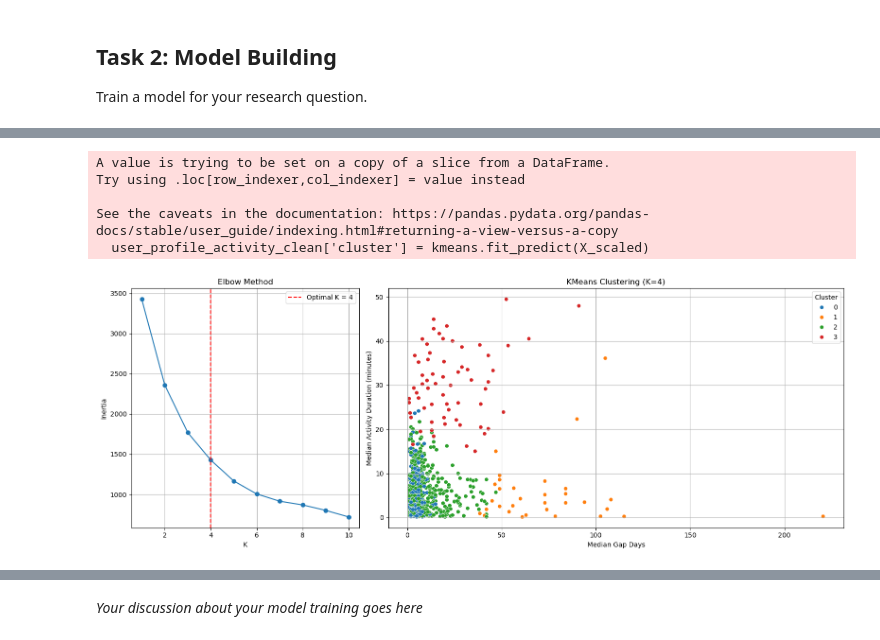
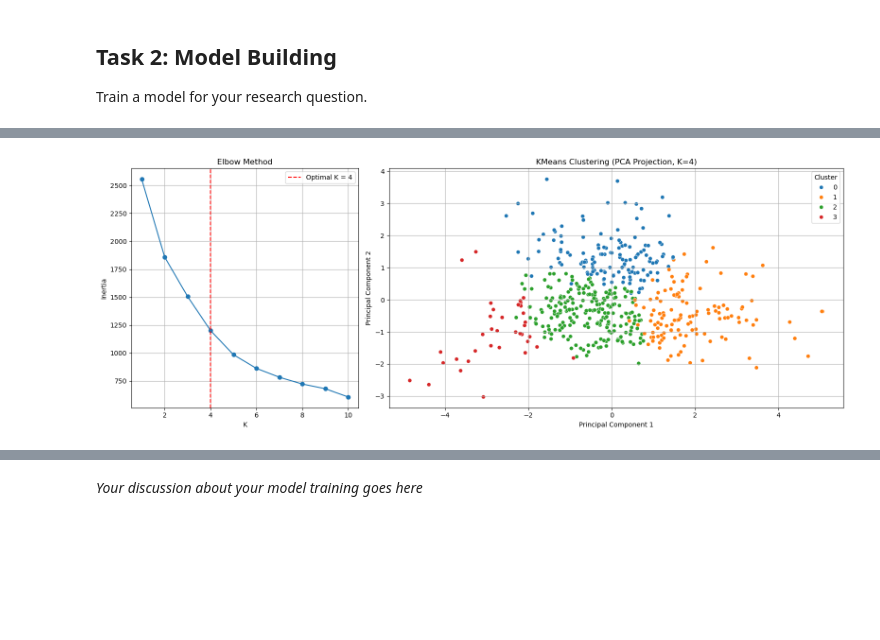
Before and after one commit to malenraychev/BigMMMBehaviour, a Jupyter notebook: m4_team-name.ipynb, the cells around one changed output, grey strips where cells are left out. Drawn from its saved outputs; the diff is of its cells as text; code cells hidden in the pictures; blank space fills up the shorter version.

Commit message:
Working on interpretation visualization

```diff
--- a/m4_team-name.ipynb
+++ b/m4_team-name.ipynb
@@ -308,0 +351,19 @@ from kneed import KneeLocator
+# %%
+# Define the candidate features for clustering
+candidate_features = [
+    'median_gap_days',
+    'active_days_count',
+    'activities_count',
+    'activity_types_count',
+    'median_activity_duration_minutes'
+]
+
+# Define the target variable
+target = 'median_score'
+
+# Drop entries with missing values in the candidate features and target (necessary for models)
+students_no_nan = students.dropna(subset=candidate_features + [target], inplace=False)
+
+# Print number of entries after dropping NaN values, and percentage of entries kept
+print(f"Number of entries after dropping NaN values: {students_no_nan.shape[0]}")
+print(f"Percentage of entries kept: {students_no_nan.shape[0] / students.shape[0] * 100:.2f}%")
@@ -309,70 +452,65 @@ from kneed import KneeLocator
 # %%
-# --- Hyperparameters ---
-columns_used = [
-    'median_gap_days',
-    'active_days_count',
-    'activities_count',
-    'activity_types_count',
-    'median_activity_duration_minutes'
-]
+# Use all features for clustering
+columns_used = candidate_features
+X = students_no_nan[columns_used]
 
-# --- Clean data ---
-user_profile_activity_clean = user_profile_activity.dropna(subset=columns_used)
-X = user_profile_activity_clean[columns_used]
-
-# --- Normalize ---
+# Normalize the data
 scaler = StandardScaler()
 X_scaled = scaler.fit_transform(X)
 
-# --- Elbow method to find optimal K ---
+# Use Elbow method to find optimal K
 inertia = []
 K_range = range(1, 11)
 for k in K_range:
     kmeans = KMeans(n_clusters=k, random_state=42)
     kmeans.fit(X_scaled)
     inertia.append(kmeans.inertia_)
 
-# --- Find the "elbow" using KneeLocator ---
+# Select optimal K
 knee = KneeLocator(K_range, inertia, curve="convex", direction="decreasing")
 optimal_k = knee.knee
 
-# --- Apply KMeans with optimal K ---
+# Apply KMeans with optimal K
 kmeans = KMeans(n_clusters=optimal_k, random_state=42)
-user_profile_activity_clean['cluster'] = kmeans.fit_predict(X_scaled)
+students_no_nan = students_no_nan.copy()
+students_no_nan['cluster'] = kmeans.fit_predict(X_scaled)
 
-# --- Plot elbow + clusters (adjust elbow width) ---
 fig, axes = plt.subplots(1, 2, figsize=(16, 6), gridspec_kw={'width_ratios': [1, 2]})
 
-# Elbow chart (smaller)
+# Plot Elbow chart
 axes[0].plot(K_range, inertia, marker='o')
 axes[0].axvline(optimal_k, color='red', linestyle='--', label=f'Optimal K = {optimal_k}')
 axes[0].set_title('Elbow Method')
 axes[0].set_xlabel('K')
 axes[0].set_ylabel('Inertia')
 axes[0].legend()
 axes[0].grid(True)
 
-# Cluster scatterplot (larger)
+# Apply PCA to reduce to 2D
+pca = PCA(n_components=2)
+X_pca = pca.fit_transform(X_scaled)
+
+# Add PCA components to the DataFrame
+students_projection_pca = students_no_nan.copy()
+students_projection_pca['PCA1'] = X_pca[:, 0]
+students_projection_pca['PCA2'] = X_pca[:, 1]
+
+# Plot Cluster scatterplot using PCA components
 sns.scatterplot(
-    data=user_profile_activity_clean,
-    x='median_gap_days',
-    y='median_activity_duration_minutes',
+    data=students_projection_pca,
+    x='PCA1',
+    y='PCA2',
     hue='cluster',
     palette='tab10',
     ax=axes[1]
 )
-axes[1].set_title(f"KMeans Clustering (K={optimal_k})")
-axes[1].set_xlabel("Median Gap Days")
-axes[1].set_ylabel("Median Activity Duration (minutes)")
+axes[1].set_title(f"KMeans Clustering (PCA Projection, K={optimal_k})")
+axes[1].set_xlabel("Principal Component 1")
+axes[1].set_ylabel("Principal Component 2")
 axes[1].legend(title='Cluster')
 axes[1].grid(True)
 
 plt.tight_layout()
 plt.show()
 # %% [output]
-A value is trying to be set on a copy of a slice from a DataFrame.
-Try using .loc[row_indexer,col_indexer] = value instead
-
-See the caveats in the documentation: https://pandas.pydata.org/pandas-docs/stable/user_guide/indexing.html#returning-a-view-versus-a-copy
-  user_profile_activity_clean['cluster'] = kmeans.fit_predict(X_scaled)
-[figure, old version]
+[figure, new version]
```
Also changed, not shown: parts of 38 cells of this notebook.
